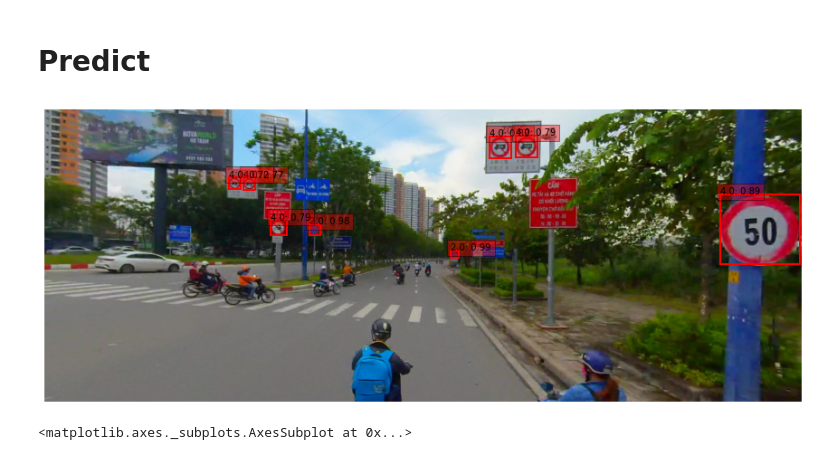
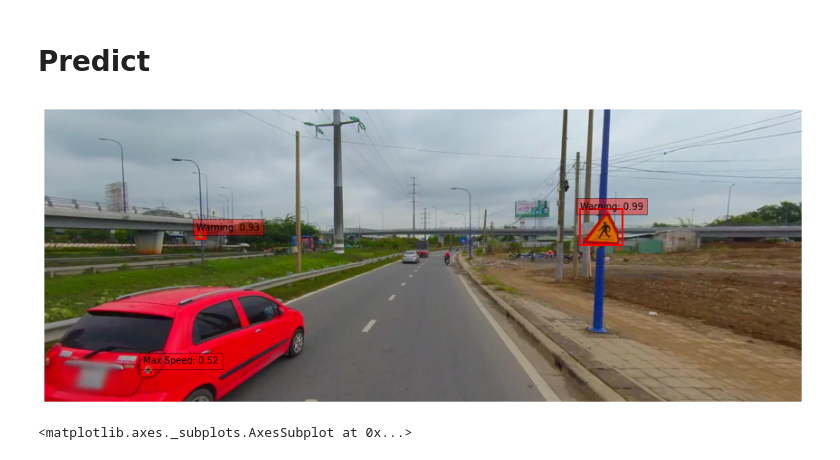
Before and after one commit to DaiVo20/za_traffic_detection, a Jupyter notebook: keras_retinanet/train_model_retinanet.ipynb, the cells around one changed output. Saved outputs shown, nothing was run; the diff lists cells and outputs as text; code cells hidden in the pictures.

```diff
--- a/keras_retinanet/train_model_retinanet.ipynb
+++ b/keras_retinanet/train_model_retinanet.ipynb
@@ -232,11 +232,22 @@ mAP: 45.27%
 path_weight = '/content/drive/MyDrive/TrafficSign/Model/RetinaNet/train_model/weights/weight_resnet50.h5'
 inference_model = get_inference_model(path_weight, confidence_threshold=0.5, backbone='resnet50')
 predictor = Prediction(inference_model)
+# %%
+idx2sign = {
+    1: "No entry", # Cấm ngược chiều
+    2: "No parking / waiting", # Cấm dừng và đỗ
+    3: "No turning", # Cấm rẽ
+    4: "Max Speed", # Giới hạn tốc độ
+    5: "Other prohibition signs", # Cấm còn lại
+    6: "Warning", # Nguy hiểm
+    7: "Mandatory" # Hiệu lệnh
+}
 # %%
-path_img = os.path.join('/content/drive/MyDrive/TrafficSign/data/za_traffic_2020/traffic_public_test/images', '479.png')
+path_img = os.path.join('/content/drive/MyDrive/TrafficSign/data/za_traffic_2020/traffic_public_test/images', '497.png')
 img = cv2.imread(path_img)[..., ::-1]
 image, boxes, scores, classes = predictor.detect_single_image(img, tiling=True)
+classes = [idx2sign[int(i)] for i in classes.numpy()]
 visualize_detections(image, boxes, classes, scores)
 # %% [output]
-[figure, old version]
+[figure, new version]
 <matplotlib.axes._subplots.AxesSubplot at 0x...>
```
Also changed, not shown: parts of 1 cell of this notebook.
